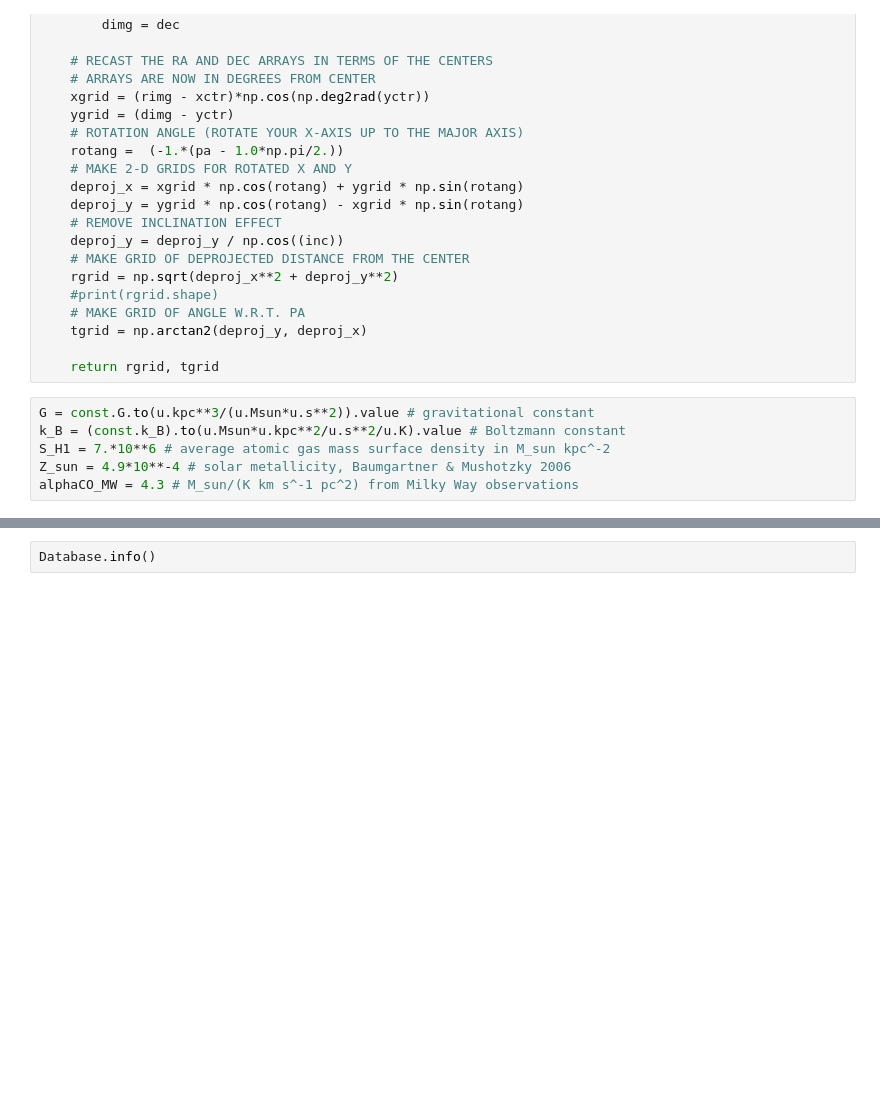
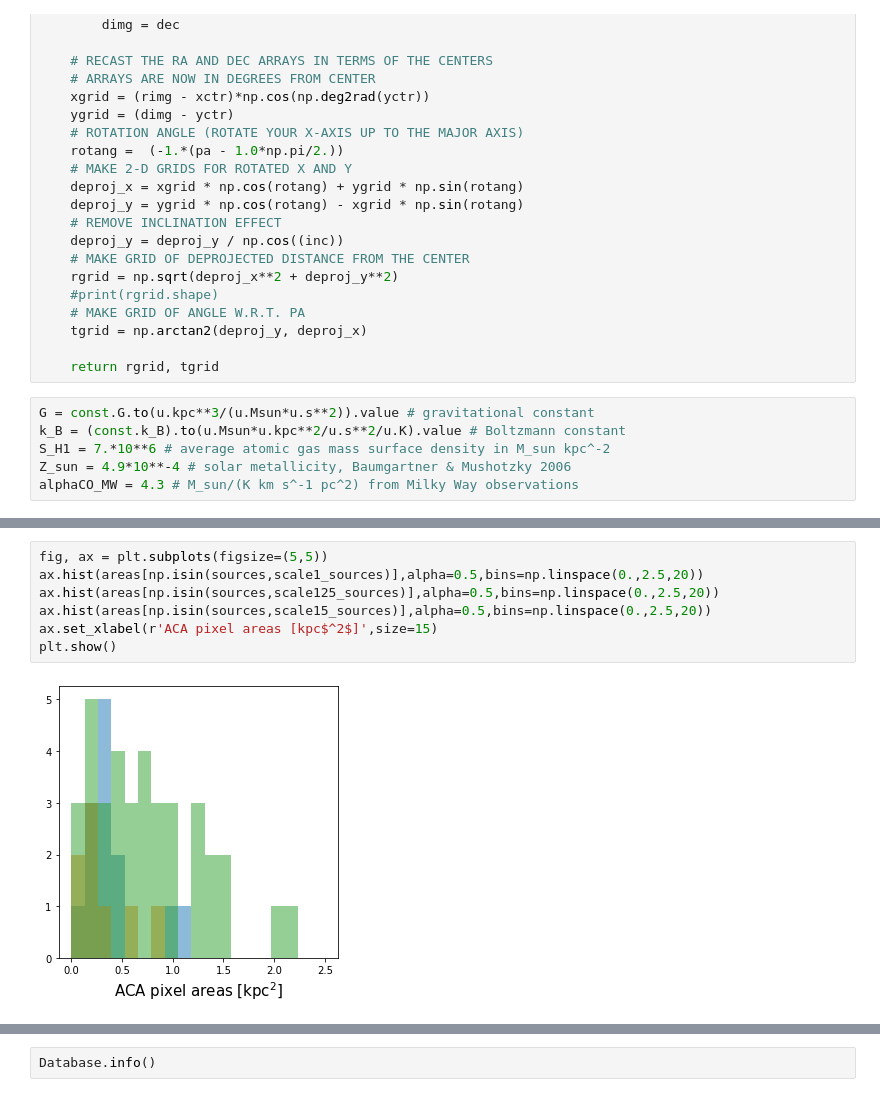
Before and after one commit to Bruno-Rodriguez/quenching-nearby-galaxies, a Jupyter notebook: create_database.ipynb, the cells around one changed output, grey strips where cells are left out. Cells and saved outputs as stored; diff of their text form; blank space fills up the shorter version.

```diff
--- a/create_database.ipynb
+++ b/create_database.ipynb
@@ -196,0 +264,9 @@ warnings.filterwarnings(action='ignore', category=SpectralCubeWarning,
+# %%
+fig, ax = plt.subplots(figsize=(5,5))
+ax.hist(areas[np.isin(sources,scale1_sources)],alpha=0.5,bins=np.linspace(0.,2.5,20))
+ax.hist(areas[np.isin(sources,scale125_sources)],alpha=0.5,bins=np.linspace(0.,2.5,20))
+ax.hist(areas[np.isin(sources,scale15_sources)],alpha=0.5,bins=np.linspace(0.,2.5,20))
+ax.set_xlabel(r'ACA pixel areas [kpc$^2$]',size=15)
+plt.show()
+# %% [output]
+[figure, added]
```
Also changed, not shown: parts of 24 cells of this notebook, 1 other file.
